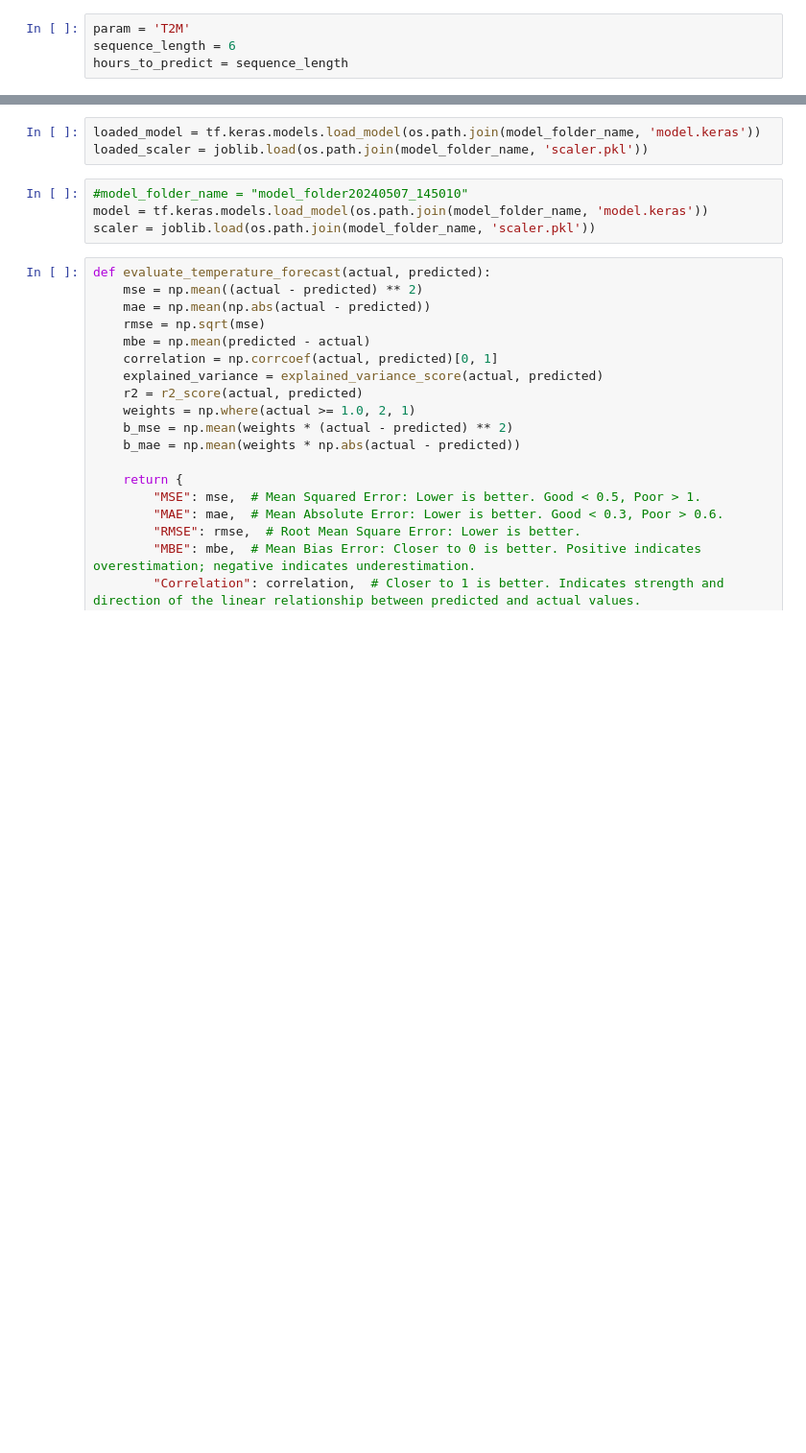
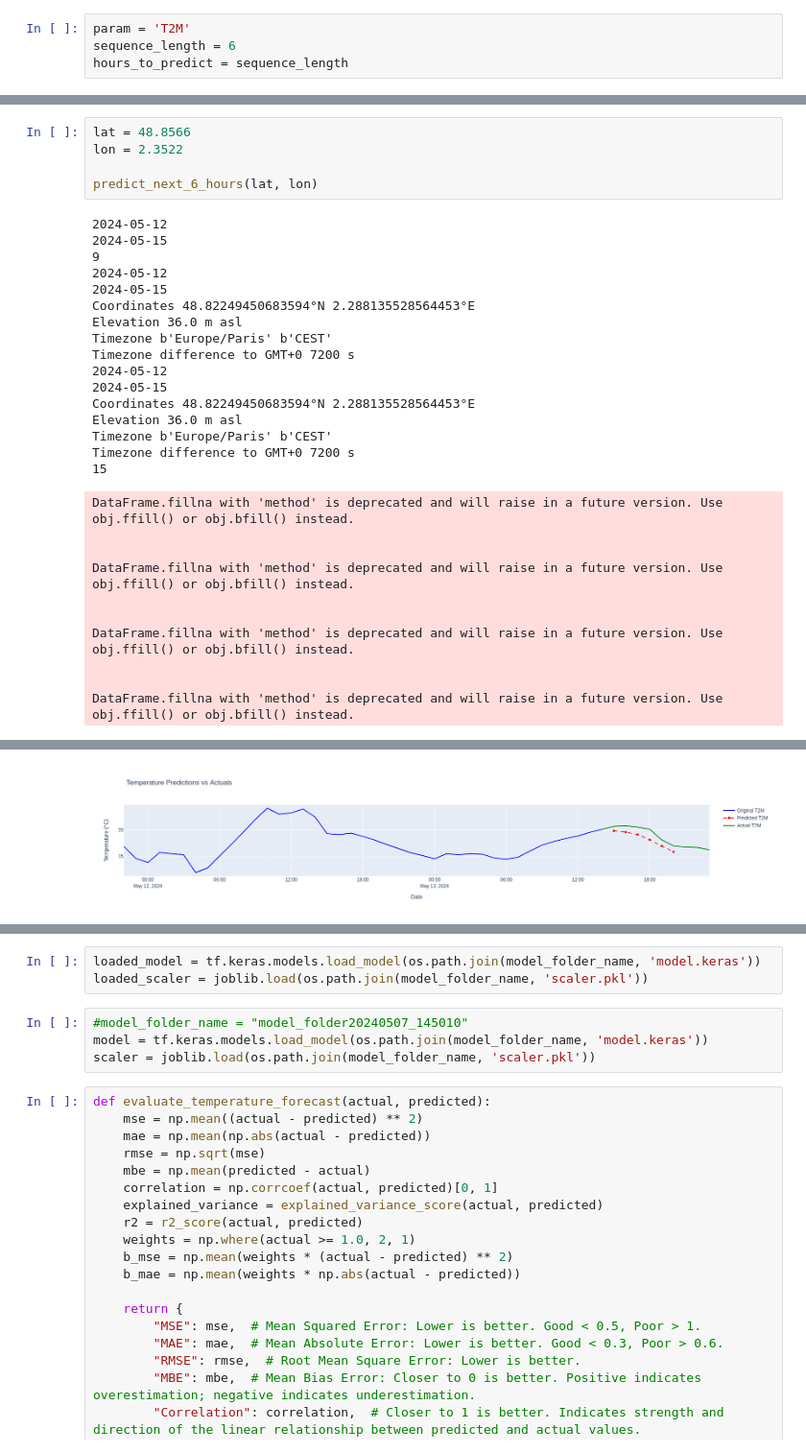
Before and after one commit to yinglianjessica/Bachelorthesis, a Jupyter notebook: convlstm_to_show.ipynb, the cells around one changed output, grey strips where cells are left out. Shown at 96% size. Saved outputs shown, nothing was run; the diff lists cells and outputs as text; blank space fills up the shorter version.

```diff
--- a/convlstm_to_show.ipynb
+++ b/convlstm_to_show.ipynb
@@ -376,0 +721,32 @@ Number of features: 64
+# %%
+lat = 48.8566
+lon = 2.3522
+
+predict_next_6_hours(lat, lon)
+# %% [output]
+2024-05-12
+2024-05-15
+9
+2024-05-12
+2024-05-15
+Coordinates 48.82249450683594°N 2.288135528564453°E
+Elevation 36.0 m asl
+Timezone b'Europe/Paris' b'CEST'
+Timezone difference to GMT+0 7200 s
+2024-05-12
+2024-05-15
+Coordinates 48.82249450683594°N 2.288135528564453°E
+Elevation 36.0 m asl
+Timezone b'Europe/Paris' b'CEST'
+Timezone difference to GMT+0 7200 s
+15
+DataFrame.fillna with 'method' is deprecated and will raise in a future version. Use obj.ffill() or obj.bfill() instead.
+
+
+DataFrame.fillna with 'method' is deprecated and will raise in a future version. Use obj.ffill() or obj.bfill() instead.
+
+
+DataFrame.fillna with 'method' is deprecated and will raise in a future version. Use obj.ffill() or obj.bfill() instead.
+
+
+DataFrame.fillna with 'method' is deprecated and will raise in a future version. Use obj.ffill() or obj.bfill() instead.
@@ -376,0 +754 @@ Number of features: 64
+[figure, added]
```
Also changed, not shown: parts of 61 cells of this notebook.
